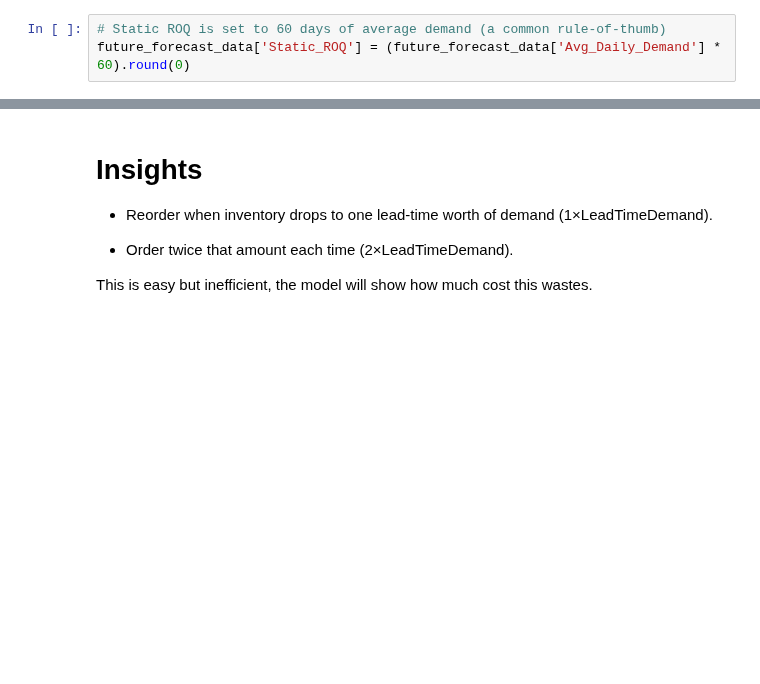
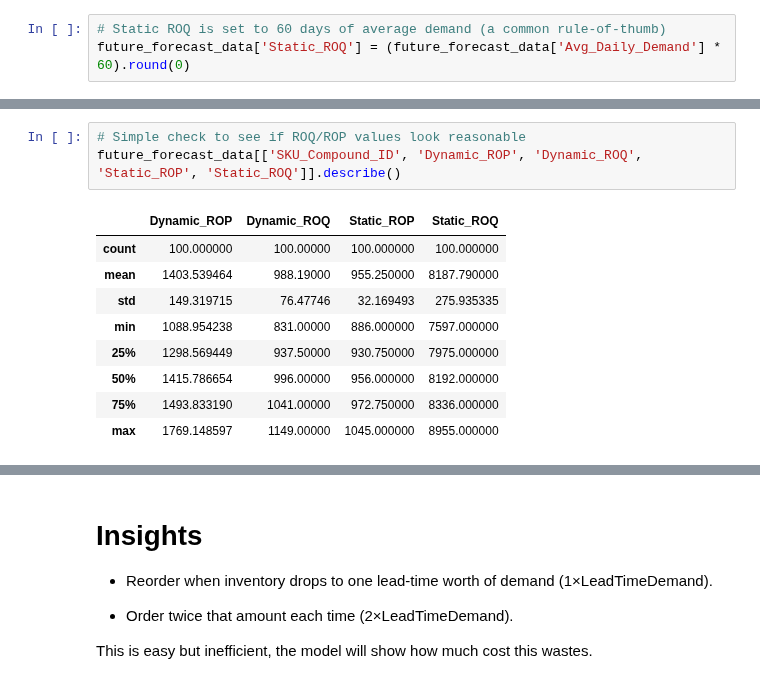
Before and after one commit to Brendatracy-miriti/Inventory_reorder_system, a Jupyter notebook: Notebook/inventory_reorder_system.ipynb, the cells around one changed output, grey strips where cells are left out. Drawn from its saved outputs; the diff is of its cells as text; blank space fills up the shorter version.

```diff
--- a/Notebook/inventory_reorder_system.ipynb
+++ b/Notebook/inventory_reorder_system.ipynb
@@ -308,0 +326,13 @@ future_forecast_data['Static_ROQ'] = (future_forecast_data['Avg_Daily_Demand'] *
+# %%
+# Simple check to see if ROQ/ROP values look reasonable
+future_forecast_data[['SKU_Compound_ID', 'Dynamic_ROP', 'Dynamic_ROQ', 'Static_ROP', 'Static_ROQ']].describe()
+# %% [output]
+|  | Dynamic_ROP | Dynamic_ROQ | Static_ROP | Static_ROQ |
+| count | 100.000000 | 100.00000 | 100.000000 | 100.000000 |
+| mean | 1403.539464 | 988.19000 | 955.250000 | 8187.790000 |
+| std | 149.319715 | 76.47746 | 32.169493 | 275.935335 |
+| min | 1088.954238 | 831.00000 | 886.000000 | 7597.000000 |
+| 25% | 1298.569449 | 937.50000 | 930.750000 | 7975.000000 |
+| 50% | 1415.786654 | 996.00000 | 956.000000 | 8192.000000 |
+| 75% | 1493.833190 | 1041.00000 | 972.750000 | 8336.000000 |
+| max | 1769.148597 | 1149.00000 | 1045.000000 | 8955.000000 |
```
Also changed, not shown: parts of 8 cells of this notebook.
